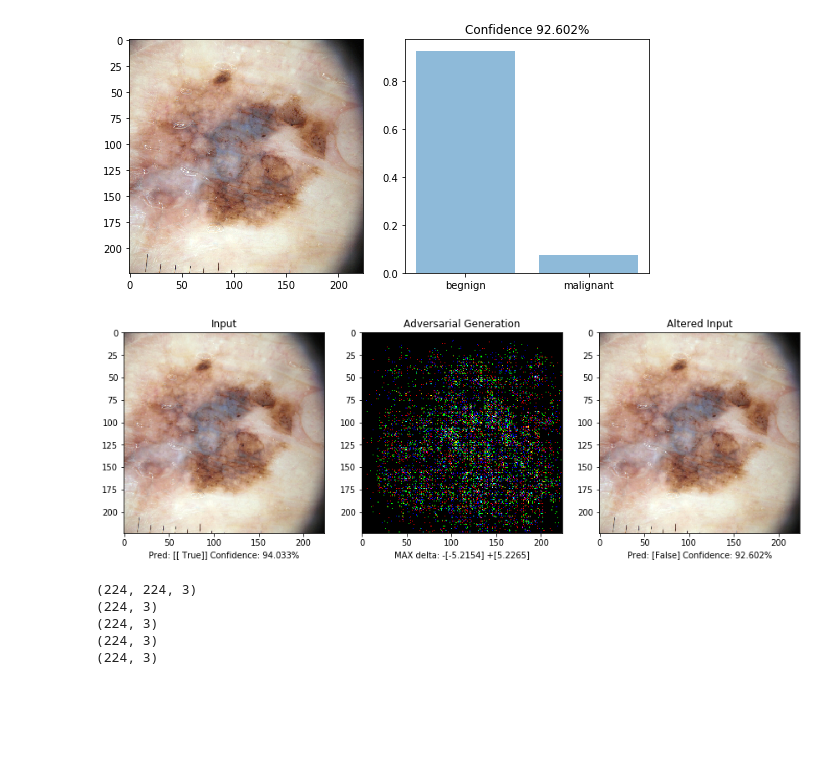
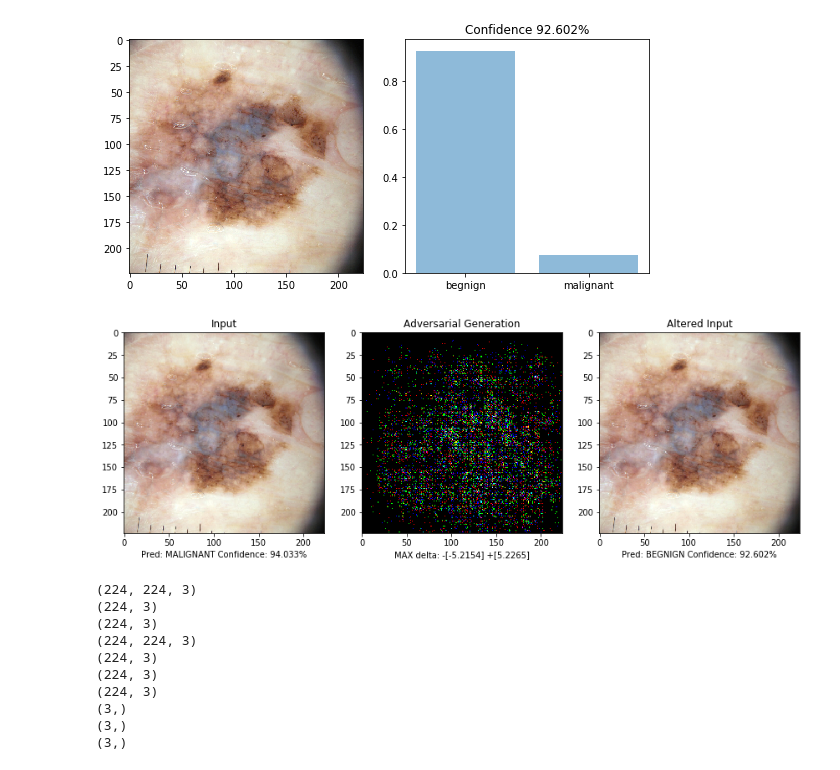
Before and after one commit to JackBurdick/teaching_a_computer_to_fish, a Jupyter notebook: TODO/adversarial_example/adversarial_example_lesion.ipynb, the cells around one changed output. Drawn from its saved outputs; the diff is of its cells as text; code cells hidden in the pictures; blank space fills up the shorter version.

Commit message:
minor figure update for readability

```diff
--- a/TODO/adversarial_example/adversarial_example_lesion.ipynb
+++ b/TODO/adversarial_example/adversarial_example_lesion.ipynb
@@ -928,48 +928,74 @@ Malignant:
 # %%
 def plot_adv_array(img, adv, pred_label, pred_confidence,
                    a_pred_label, a_pred_confidence):
     diff = adv - img
+
+    if pred_label:
+        conf = pred_confidence
+        pl = 'MALIGNANT'
+    else:
+        conf = 1 - pred_confidence
+        pl = 'BEGNIGN'
+    if a_pred_label:
+        a_conf = a_pred_confidence
+        al = 'MALIGNANT'
+    else:
+        a_conf = 1 - a_pred_confidence
+        al = 'BEGNIGN'
+
+
     fig, (ax1, ax2, ax3) = plt.subplots(nrows=1, ncols=3, figsize=(12, 4))
     ax1.imshow(img.astype(np.uint8), interpolation="nearest")
     #cmapx = plt.get_cmap('bwr')
     ax1.set_title("Input")
-    ax1.set_xlabel("Pred: [{}] Confidence: {:.3f}%".format(pred_label, pred_confidence[0]))
+    ax1.set_xlabel("Pred: {} Confidence: {:.3f}%".format(pl, conf))
     ax2.imshow(diff.astype(np.uint8), interpolation="nearest")
 
     # TODO: THIS VISUALIZATION IS POOR
     # converting to uint8 is likely not the way to appoach this
     # likely will want to grab each channel, which may be interesting in iteself
     ax2.set_title("Adversarial Generation")
     ax2.set_xlabel("MAX delta: -[{:.4f}] +[{:.4f}]".format(np.min(diff), np.max(diff)))
 
     ax3.imshow(adv.astype(np.uint8), interpolation="nearest")
     ax3.set_title("Altered Input")
-    if a_pred_label:
-        a_conf = a_pred_confidence
-    else:
-        a_conf = 1 - a_pred_confidence
-    ax3.set_xlabel("Pred: [{}] Confidence: {:.3f}%".format(a_pred_label, a_conf*100))
+
+    ax3.set_xlabel("Pred: {} Confidence: {:.3f}%".format(al, a_conf*100))
     plt.grid('off')
     plt.tight_layout()
     plt.show()
 
-plot_adv_array(the_image, adv_out, pred_label, pred_confidence, a_pred_label, a_pred_confidence)
+plot_adv_array(the_image, adv_out, pred_label[0], pred_confidence[0], a_pred_label, a_pred_confidence)
 # %% [output]
-[figure, old version]
+[figure, new version]
 # %%
 diff = adv_out - the_image
 # plt.imshow(diff.astype(np.uint8), cmap=plt.get_cmap('bwr'), interpolation="nearest")
 # plt.grid('off')
 # plt.tight_layout()
 # plt.show()
+diff = np.asarray(diff)
+#print(jack.shape)
 print(diff.shape)
 print(diff[0].shape)
 print(diff[:][0].shape)
+print(diff[:].shape)
+
 print(diff[:][:][0].shape)
 print(diff[:][0][:].shape)
+print(diff[0][:][:].shape)
+
+print(diff[0][0][:].shape)
+print(diff[:][0][0].shape)
+print(diff[0][:][0].shape)
 # %% [output]
+(224, 224, 3)
+(224, 3)
+(224, 3)
 (224, 224, 3)
 (224, 3)
 (224, 3)
 (224, 3)
-(224, 3)
+(3,)
+(3,)
+(3,)
```
